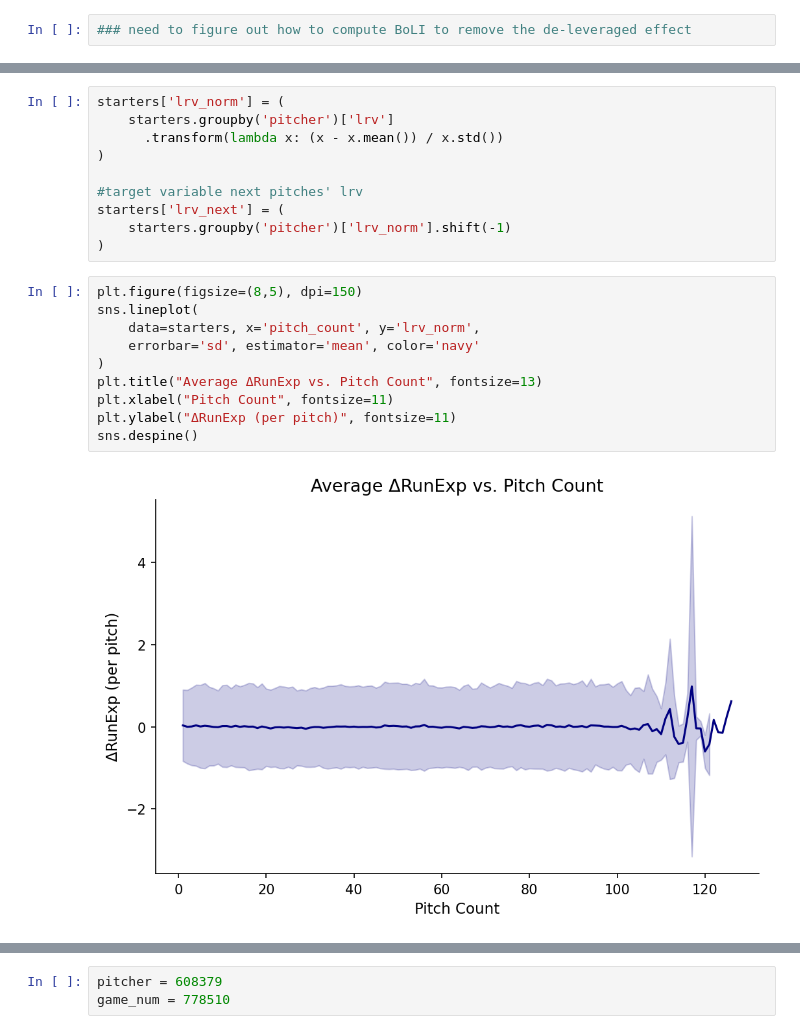
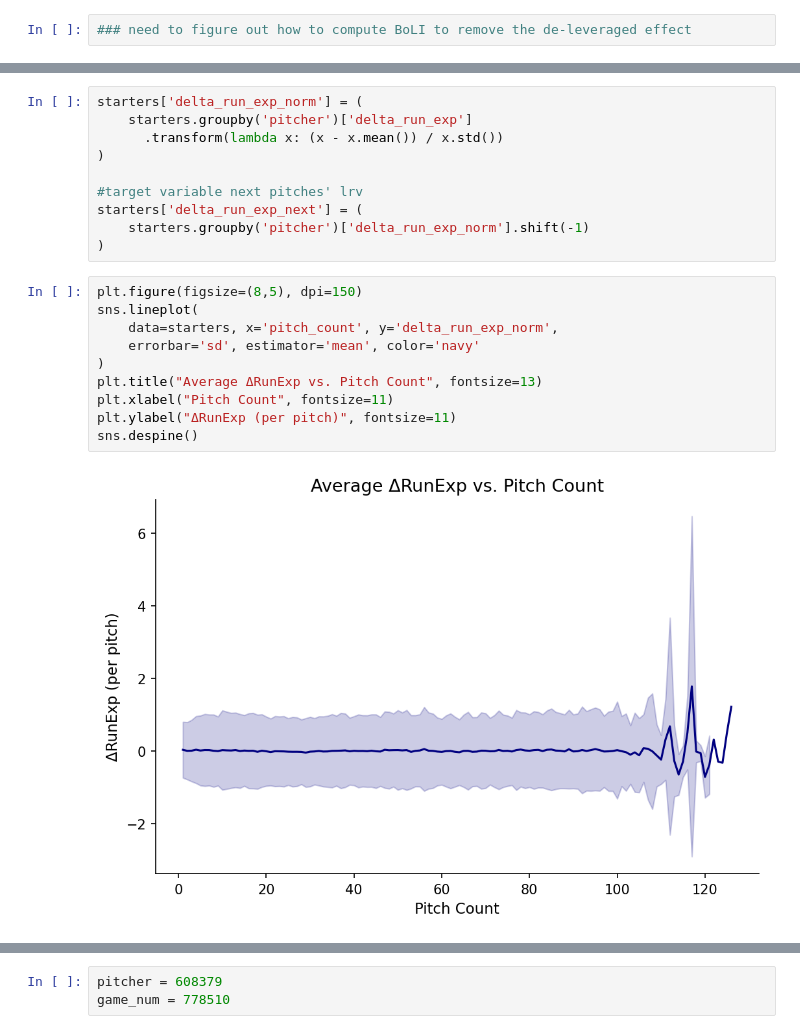
Before and after one commit to Erdos-Projects/fall-2025-sports-analytics, a Jupyter notebook: performance_det.ipynb, the cells around one changed output, grey strips where cells are left out. Cells and saved outputs as stored; diff of their text form.

```diff
--- a/performance_det.ipynb
+++ b/performance_det.ipynb
@@ -88,25 +88,25 @@ plt.show()
 # %%
-starters['lrv_norm'] = (
-    starters.groupby('pitcher')['lrv']
+starters['delta_run_exp_norm'] = (
+    starters.groupby('pitcher')['delta_run_exp']
       .transform(lambda x: (x - x.mean()) / x.std())
 )
 
 #target variable next pitches' lrv
-starters['lrv_next'] = (
-    starters.groupby('pitcher')['lrv_norm'].shift(-1)
+starters['delta_run_exp_next'] = (
+    starters.groupby('pitcher')['delta_run_exp_norm'].shift(-1)
 )
 # %%
 plt.figure(figsize=(8,5), dpi=150)
 sns.lineplot(
-    data=starters, x='pitch_count', y='lrv_norm',
+    data=starters, x='pitch_count', y='delta_run_exp_norm',
     errorbar='sd', estimator='mean', color='navy'
 )
 plt.title("Average ΔRunExp vs. Pitch Count", fontsize=13)
 plt.xlabel("Pitch Count", fontsize=11)
 plt.ylabel("ΔRunExp (per pitch)", fontsize=11)
 sns.despine()
 # %% [output]
-[figure, old version]
+[figure, new version]
 # %%
 starters['pitch_bin'] = pd.cut(
     starters['pitch_count'],
```
Also changed, not shown: parts of 8 cells of this notebook.
